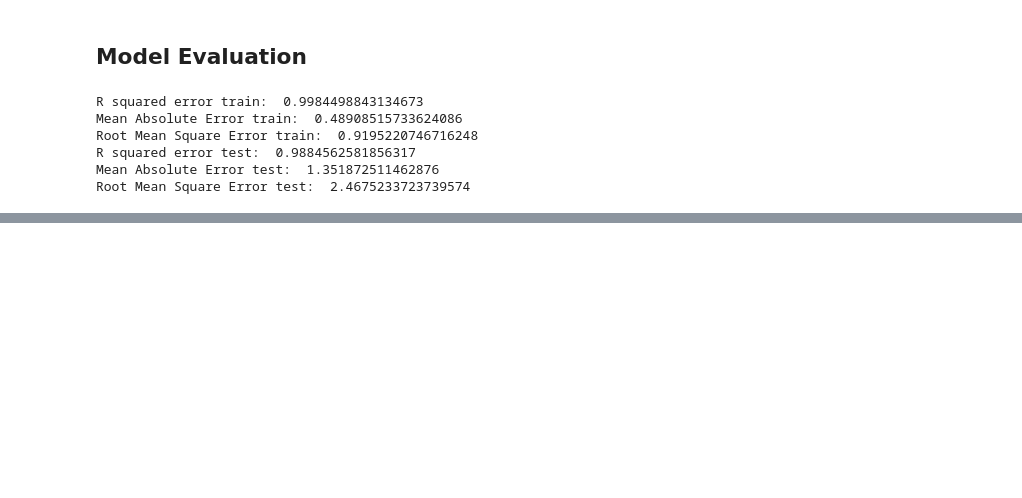
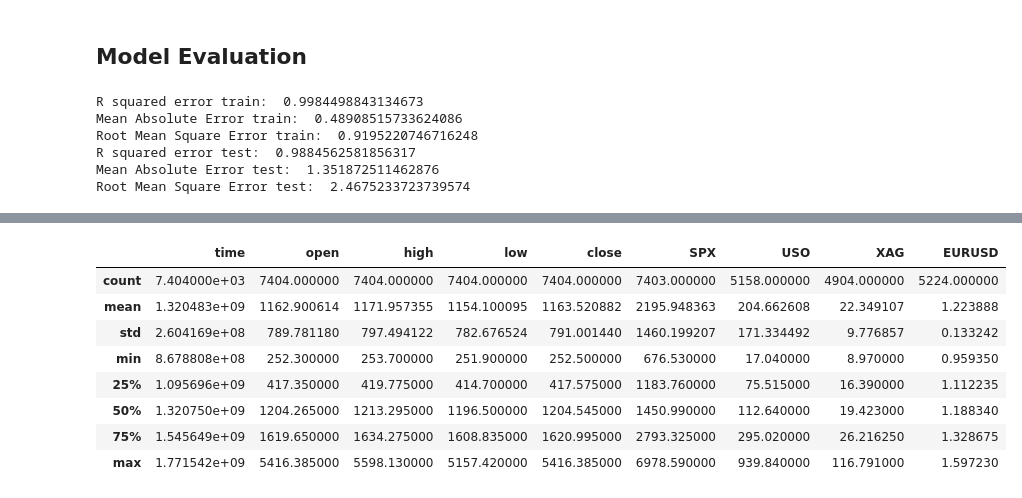
Before and after one commit to A1doranM/DataScienceLearningProjects, a Jupyter notebook: 4. Gold Price Prediction/0. Gold Price Prediction.ipynb, the cells around one changed output, grey strips where cells are left out. Drawn from its saved outputs; the diff is of its cells as text; code cells hidden in the pictures; blank space fills up the shorter version.

```diff
--- a/4. Gold Price Prediction/0. Gold Price Prediction.ipynb
+++ b/4. Gold Price Prediction/0. Gold Price Prediction.ipynb
@@ -173,0 +242,12 @@ Root Mean Square Error test:  2.4675233723739574
+# %%
+tradingview_raw.describe()
+# %% [output]
+|  | time | open | high | low | close | SPX | USO | XAG | EURUSD |
+| count | 7.404000e+03 | 7404.000000 | 7404.000000 | 7404.000000 | 7404.000000 | 7403.000000 | 5158.000000 | 4904.000000 | 5224.000000 |
+| mean | 1.320483e+09 | 1162.900614 | 1171.957355 | 1154.100095 | 1163.520882 | 2195.948363 | 204.662608 | 22.349107 | 1.223888 |
+| std | 2.604169e+08 | 789.781180 | 797.494122 | 782.676524 | 791.001440 | 1460.199207 | 171.334492 | 9.776857 | 0.133242 |
+| min | 8.678808e+08 | 252.300000 | 253.700000 | 251.900000 | 252.500000 | 676.530000 | 17.040000 | 8.970000 | 0.959350 |
+| 25% | 1.095696e+09 | 417.350000 | 419.775000 | 414.700000 | 417.575000 | 1183.760000 | 75.515000 | 16.390000 | 1.112235 |
+| 50% | 1.320750e+09 | 1204.265000 | 1213.295000 | 1196.500000 | 1204.545000 | 1450.990000 | 112.640000 | 19.423000 | 1.188340 |
+| 75% | 1.545649e+09 | 1619.650000 | 1634.275000 | 1608.835000 | 1620.995000 | 2793.325000 | 295.020000 | 26.216250 | 1.328675 |
+| max | 1.771542e+09 | 5416.385000 | 5598.130000 | 5157.420000 | 5416.385000 | 6978.590000 | 939.840000 | 116.791000 | 1.597230 |
```
Also changed, not shown: parts of 14 cells of this notebook, 2 other files.
